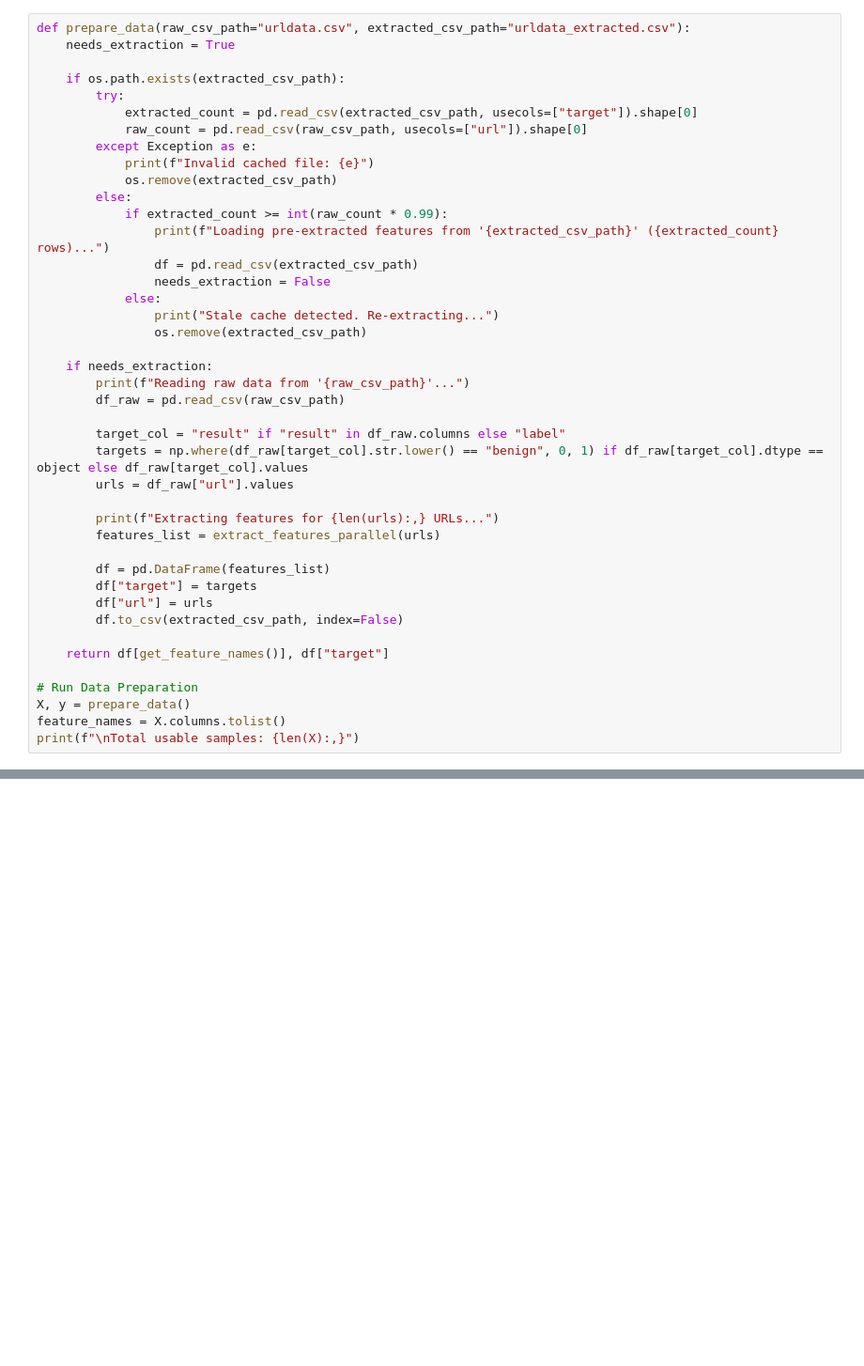
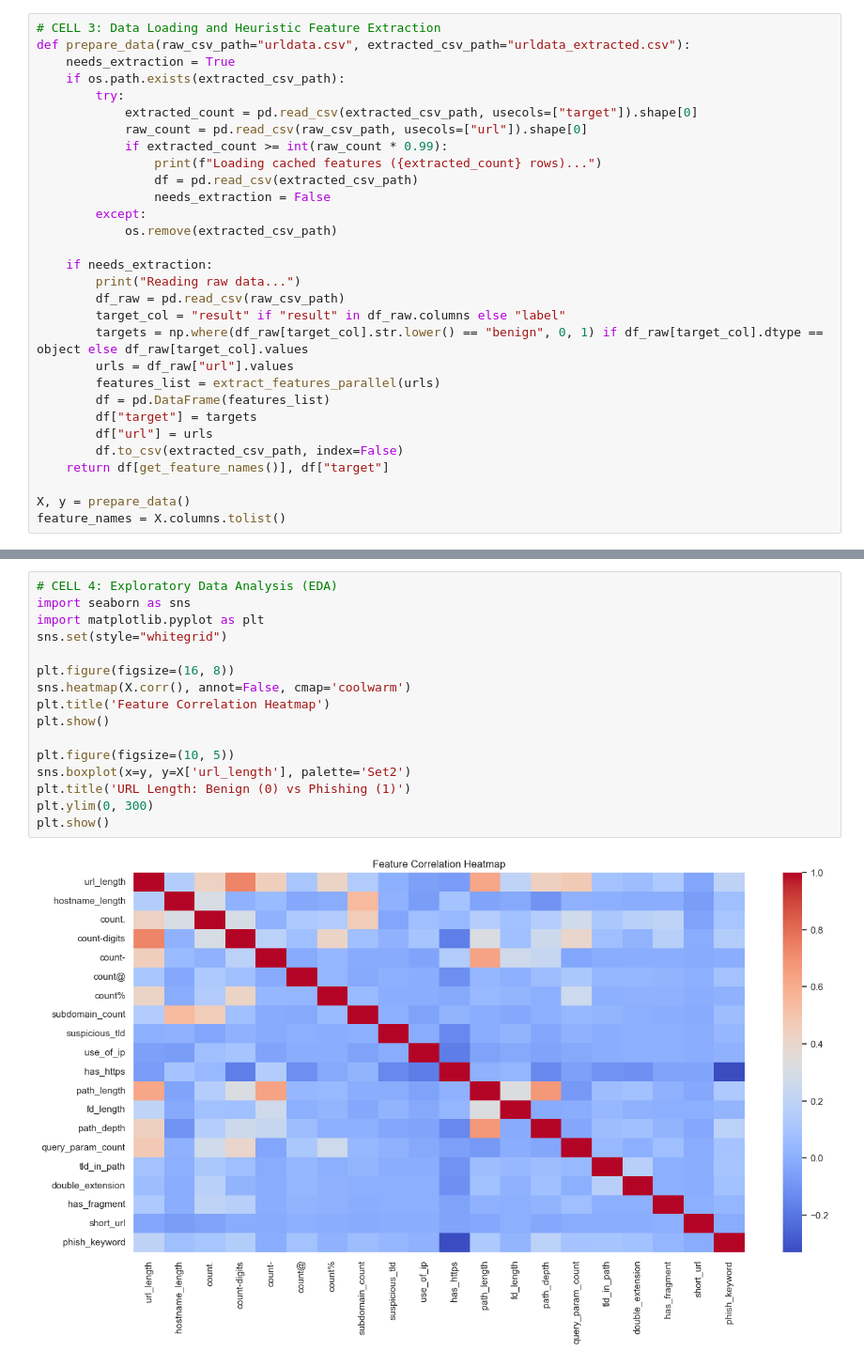
Before and after one commit to darekarbro/ML-Based-Phishing-URL-Detection, a Jupyter notebook: Training_Pipeline.ipynb, the cells around one changed output, grey strips where cells are left out. Shown at 94% size. Saved outputs shown, nothing was run; the diff lists cells and outputs as text; blank space fills up the shorter version.

```diff
--- a/Training_Pipeline.ipynb
+++ b/Training_Pipeline.ipynb
@@ -29,43 +50,31 @@ from evaluate import (
 %matplotlib inline
 # %%
+# CELL 3: Data Loading and Heuristic Feature Extraction
 def prepare_data(raw_csv_path="urldata.csv", extracted_csv_path="urldata_extracted.csv"):
     needs_extraction = True
-
     if os.path.exists(extracted_csv_path):
         try:
             extracted_count = pd.read_csv(extracted_csv_path, usecols=["target"]).shape[0]
             raw_count = pd.read_csv(raw_csv_path, usecols=["url"]).shape[0]
-        except Exception as e:
-            print(f"Invalid cached file: {e}")
-            os.remove(extracted_csv_path)
-        else:
             if extracted_count >= int(raw_count * 0.99):
-                print(f"Loading pre-extracted features from '{extracted_csv_path}' ({extracted_count} rows)...")
+                print(f"Loading cached features ({extracted_count} rows)...")
                 df = pd.read_csv(extracted_csv_path)
                 needs_extraction = False
-            else:
-                print("Stale cache detected. Re-extracting...")
-                os.remove(extracted_csv_path)
+        except:
+            os.remove(extracted_csv_path)
 
     if needs_extraction:
-        print(f"Reading raw data from '{raw_csv_path}'...")
+        print("Reading raw data...")
         df_raw = pd.read_csv(raw_csv_path)
-
         target_col = "result" if "result" in df_raw.columns else "label"
         targets = np.where(df_raw[target_col].str.lower() == "benign", 0, 1) if df_raw[target_col].dtype == object else df_raw[target_col].values
         urls = df_raw["url"].values
-
-        print(f"Extracting features for {len(urls):,} URLs...")
         features_list = extract_features_parallel(urls)
-
         df = pd.DataFrame(features_list)
         df["target"] = targets
         df["url"] = urls
         df.to_csv(extracted_csv_path, index=False)
-
     return df[get_feature_names()], df["target"]
 
-# Run Data Preparation
 X, y = prepare_data()
 feature_names = X.columns.tolist()
-print(f"\nTotal usable samples: {len(X):,}")
@@ -74,0 +85,18 @@ plot_class_distribution(y)
+# %%
+# CELL 4: Exploratory Data Analysis (EDA)
+import seaborn as sns
+import matplotlib.pyplot as plt
+sns.set(style="whitegrid")
+
+plt.figure(figsize=(16, 8))
+sns.heatmap(X.corr(), annot=False, cmap='coolwarm')
+plt.title('Feature Correlation Heatmap')
+plt.show()
+
+plt.figure(figsize=(10, 5))
+sns.boxplot(x=y, y=X['url_length'], palette='Set2')
+plt.title('URL Length: Benign (0) vs Phishing (1)')
+plt.ylim(0, 300)
+plt.show()
+# %% [output]
+[figure, added]
```
Also changed, not shown: parts of 15 cells of this notebook, 9 other files.
